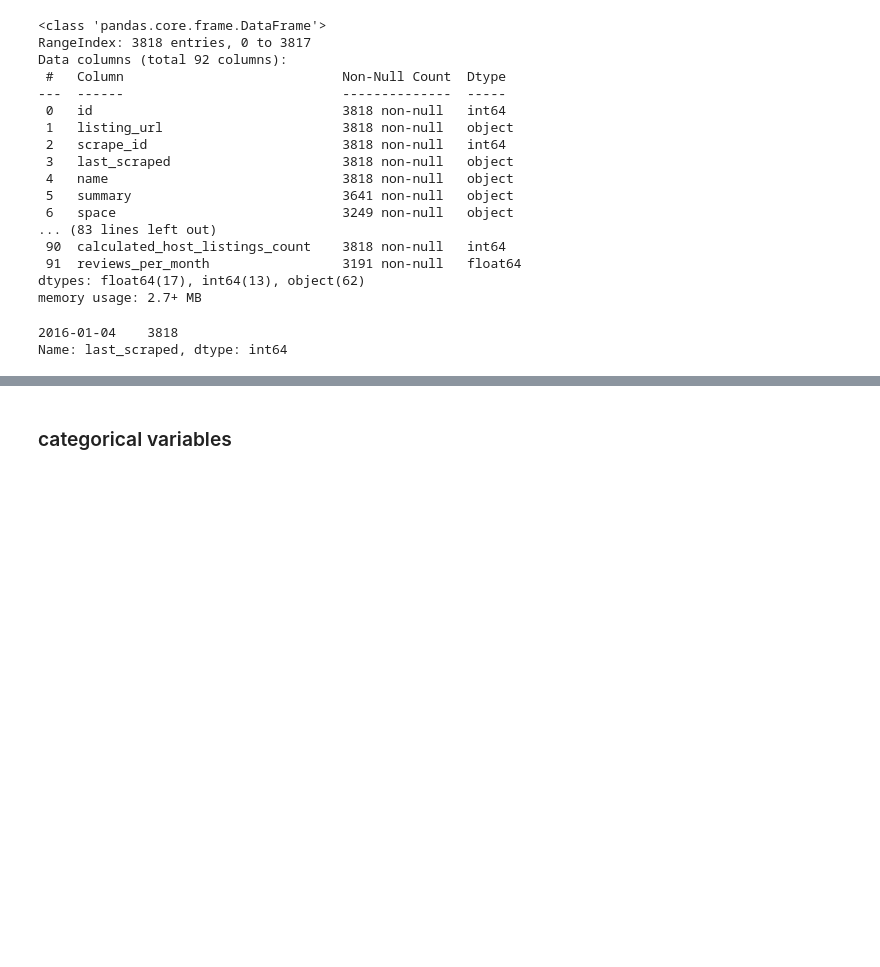
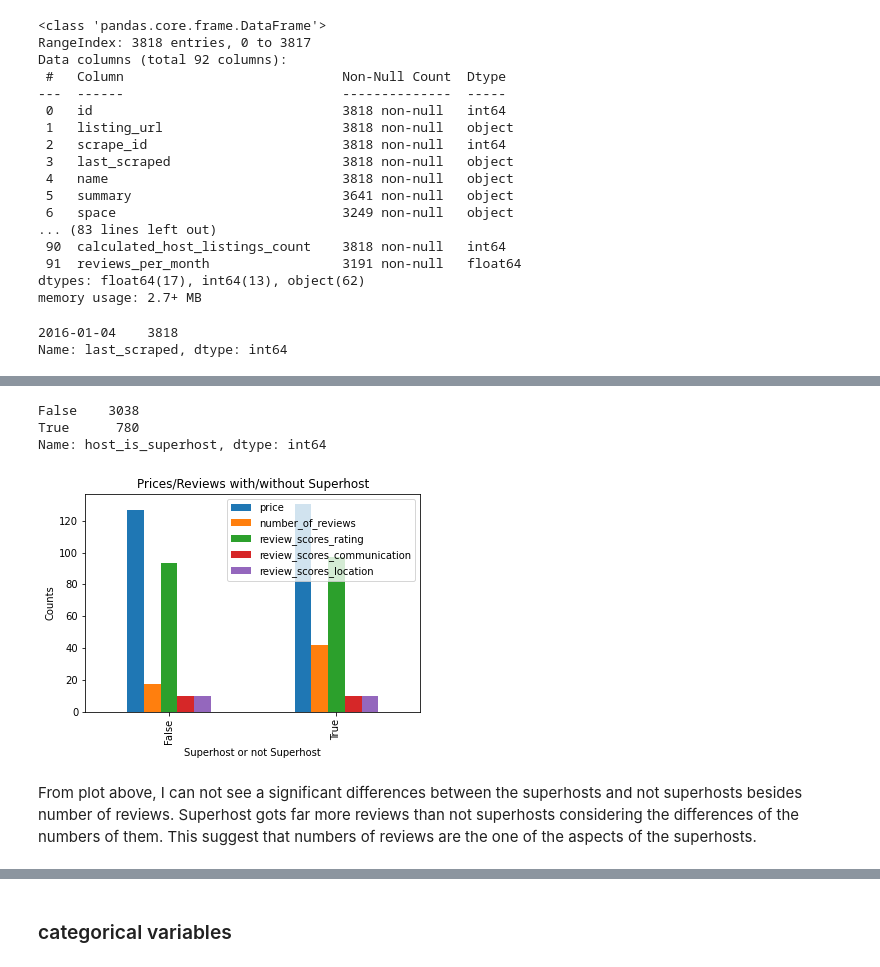
Before and after one commit to wythe0513/Airbnb, a Jupyter notebook: airbnb_seattle.ipynb, the cells around one changed output, grey strips where cells are left out. Saved outputs shown, nothing was run; the diff lists cells and outputs as text; code cells hidden in the pictures; blank space fills up the shorter version.

```diff
--- a/airbnb_seattle.ipynb
+++ b/airbnb_seattle.ipynb
@@ -304,0 +230,20 @@ sns.heatmap(df12.corr(), annot=True, fmt='.2f');
+# %%
+# check how many superhosts are around
+df11.host_is_superhost.value_counts()
+# %% [output]
+False    3038
+True      780
+Name: host_is_superhost, dtype: int64
+# %%
+# plot relations of number of reviews, scores rating,
+# scores of communication and location with/without super_host
+
+host=df11.groupby(['host_is_superhost'])
+host.agg('mean')[['price','number_of_reviews','review_scores_rating','review_scores_communication','review_scores_location']].plot(kind='bar');
+plt.title('Prices/Reviews with/without Superhost');
+plt.ylabel('Counts');
+plt.xlabel('Superhost or not Superhost');
+# %% [output]
+[figure, added]
+# %% [markdown]
+From plot above, I can not see a significant differences between the superhosts and not superhosts besides number of reviews. Superhost gots far more reviews than not superhosts considering the differences of the numbers of them. This suggest that numbers of reviews are the one of the aspects of the superhosts.
```
Also changed, not shown: parts of 98 cells of this notebook, 4 other files.
